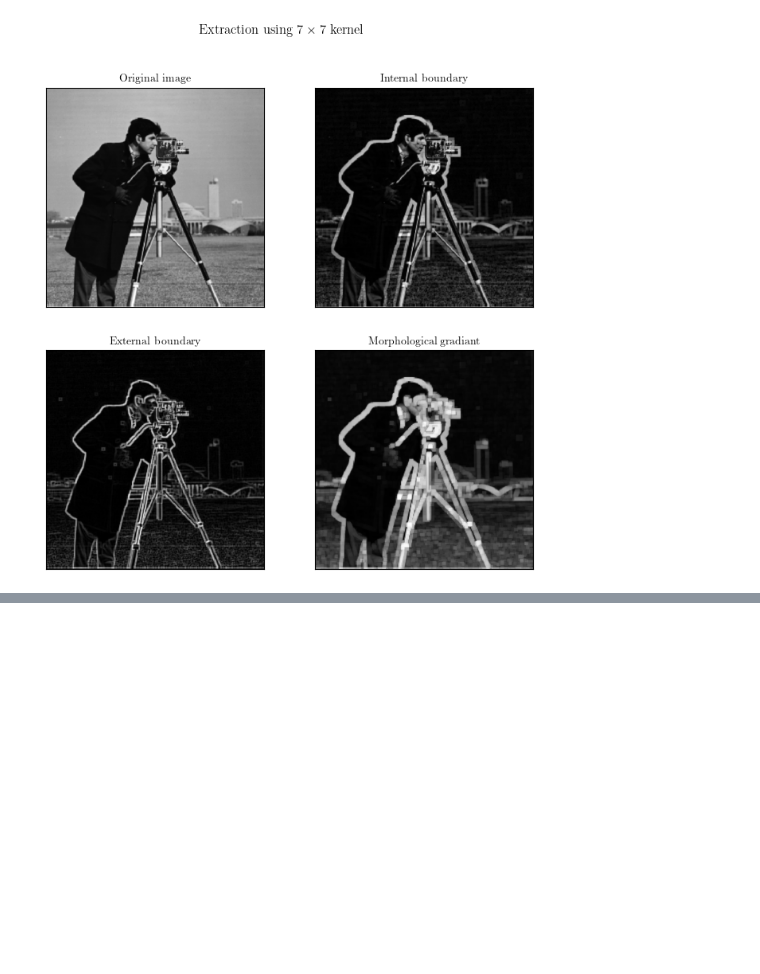
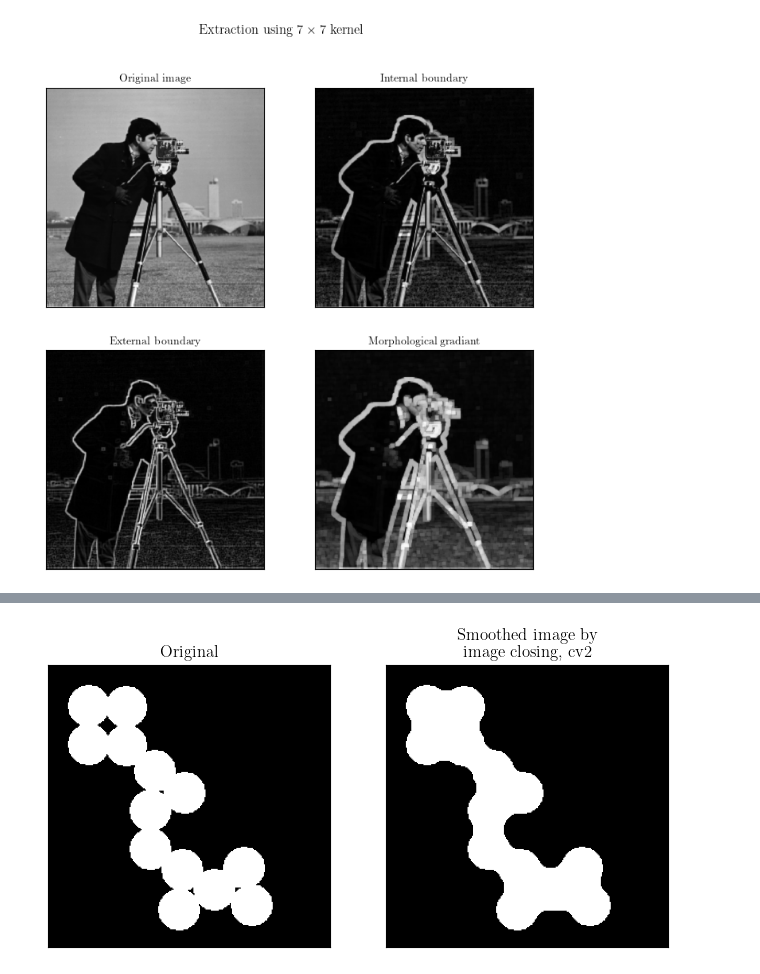
Before and after one commit to jiyongso/imageprocessing, a Jupyter notebook: image_processing_05.ipynb, the cells around one changed output, grey strips where cells are left out. Drawn from its saved outputs; the diff is of its cells as text; code cells hidden in the pictures; blank space fills up the shorter version.

```diff
--- a/image_processing_05.ipynb
+++ b/image_processing_05.ipynb
@@ -602,0 +642,26 @@ plt.show()
+# %%
+img1=cv2.cvtColor(cv2.imread("./cjs_circles.png"), cv2.COLOR_BGR2GRAY)
+fig1 = plt.figure(figsize=(8,5), dpi= 100, facecolor='w', edgecolor='k')
+ax1, ax2 =  fig1.add_subplot(121), fig1.add_subplot(122)
+
+ax1.imshow(img1, cmap='gray')
+ax1.set_title("Original")
+
+kernel = matlab_disk_kernel(11)
+img2 = cv2.morphologyEx(img1, cv2.MORPH_CLOSE, kernel)
+ax2.imshow(img2, cmap='gray')
+ax2.set_title("Smoothed image by\nimage closing, cv2")
+## using my function
+
+# dilated_img =binaryimage_expansion(img1, kernel)
+# eroded_img = binaryimage_errosion(dilated_img, kernel)
+# ax3.imshow(eroded_img, cmap="gray")
+# ax3.set_title("Smoothed image by \nimage closing, my function")
+
+for ax in fig1.get_axes():
+    ax.get_xaxis().set_visible(False)
+    ax.get_yaxis().set_visible(False)
+
+plt.show()
+# %% [output]
+[figure, added]
```
Also changed, not shown: parts of 23 cells of this notebook, 27 other files.
